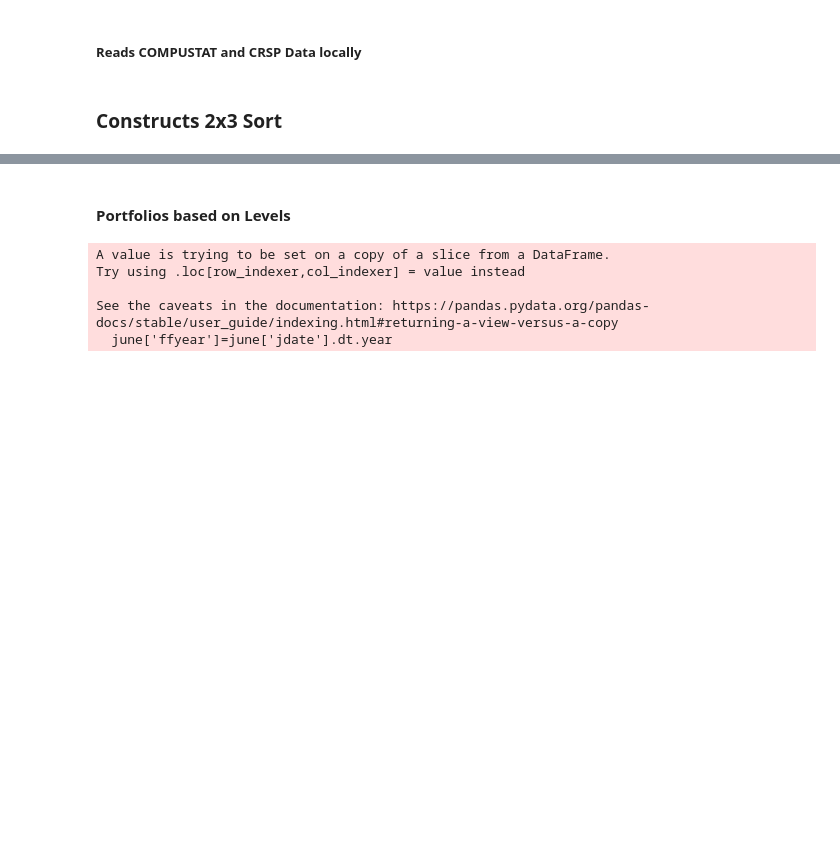
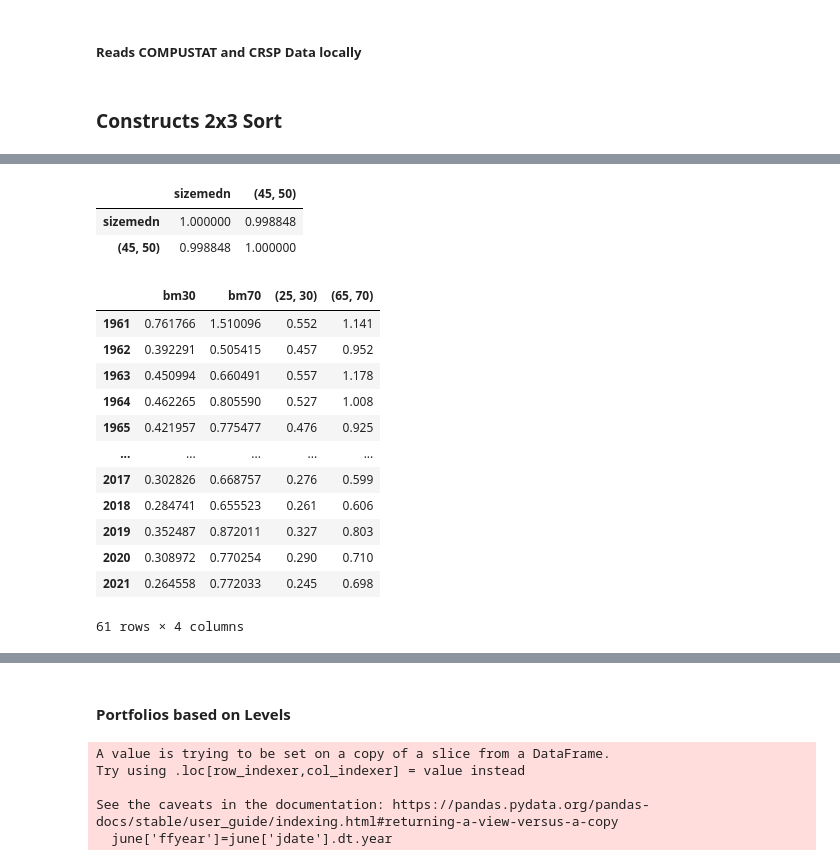
Before and after one commit to santoromano/RSM3034, a Jupyter notebook: ff1993_modified.ipynb, the cells around one changed output, grey strips where cells are left out. Drawn from its saved outputs; the diff is of its cells as text; code cells hidden in the pictures; blank space fills up the shorter version.

```diff
--- a/ff1993_modified.ipynb
+++ b/ff1993_modified.ipynb
@@ -381,0 +422,7 @@ def bm_bucket(row):
+# %%
+# get_available_datasets()
+size_breakpoints = pdr.DataReader('ME_Breakpoints','famafrench', start='1961-06-01')[0]
+size_breakpoints.columns = size_breakpoints.columns.map(str)
+
+be_breakpoints = pdr.DataReader('BE-ME_Breakpoints','famafrench', start='1961-06-01')[0]
+be_breakpoints.columns = be_breakpoints.columns.map(str)
@@ -381,0 +447,28 @@ def bm_bucket(row):
+# %%
+size_breaks.corr()
+# %% [output]
+|  | sizemedn | (45, 50) |
+| sizemedn | 1.000000 | 0.998848 |
+| (45, 50) | 0.998848 | 1.000000 |
+# %%
+# my_breakpoints.index = my_breakpoints.index.year
+# my_breakpoints.index = my_breakpoints.index.astype('period[Y]')
+
+be_30_70 = be_breakpoints.loc[:,['(25, 30)', '(65, 70)']]
+
+be_breaks = pd.merge(my_breakpoints[['bm30','bm70']], be_30_70, left_index=True, right_index=True)
+be_breaks
+# %% [output]
+|  | bm30 | bm70 | (25, 30) | (65, 70) |
+| 1961 | 0.761766 | 1.510096 | 0.552 | 1.141 |
+| 1962 | 0.392291 | 0.505415 | 0.457 | 0.952 |
+| 1963 | 0.450994 | 0.660491 | 0.557 | 1.178 |
+| 1964 | 0.462265 | 0.805590 | 0.527 | 1.008 |
+| 1965 | 0.421957 | 0.775477 | 0.476 | 0.925 |
+| ... | ... | ... | ... | ... |
+| 2017 | 0.302826 | 0.668757 | 0.276 | 0.599 |
+| 2018 | 0.284741 | 0.655523 | 0.261 | 0.606 |
+| 2019 | 0.352487 | 0.872011 | 0.327 | 0.803 |
+| 2020 | 0.308972 | 0.770254 | 0.290 | 0.710 |
+| 2021 | 0.264558 | 0.772033 | 0.245 | 0.698 |
+61 rows × 4 columns
```
Also changed, not shown: parts of 12 cells of this notebook.
